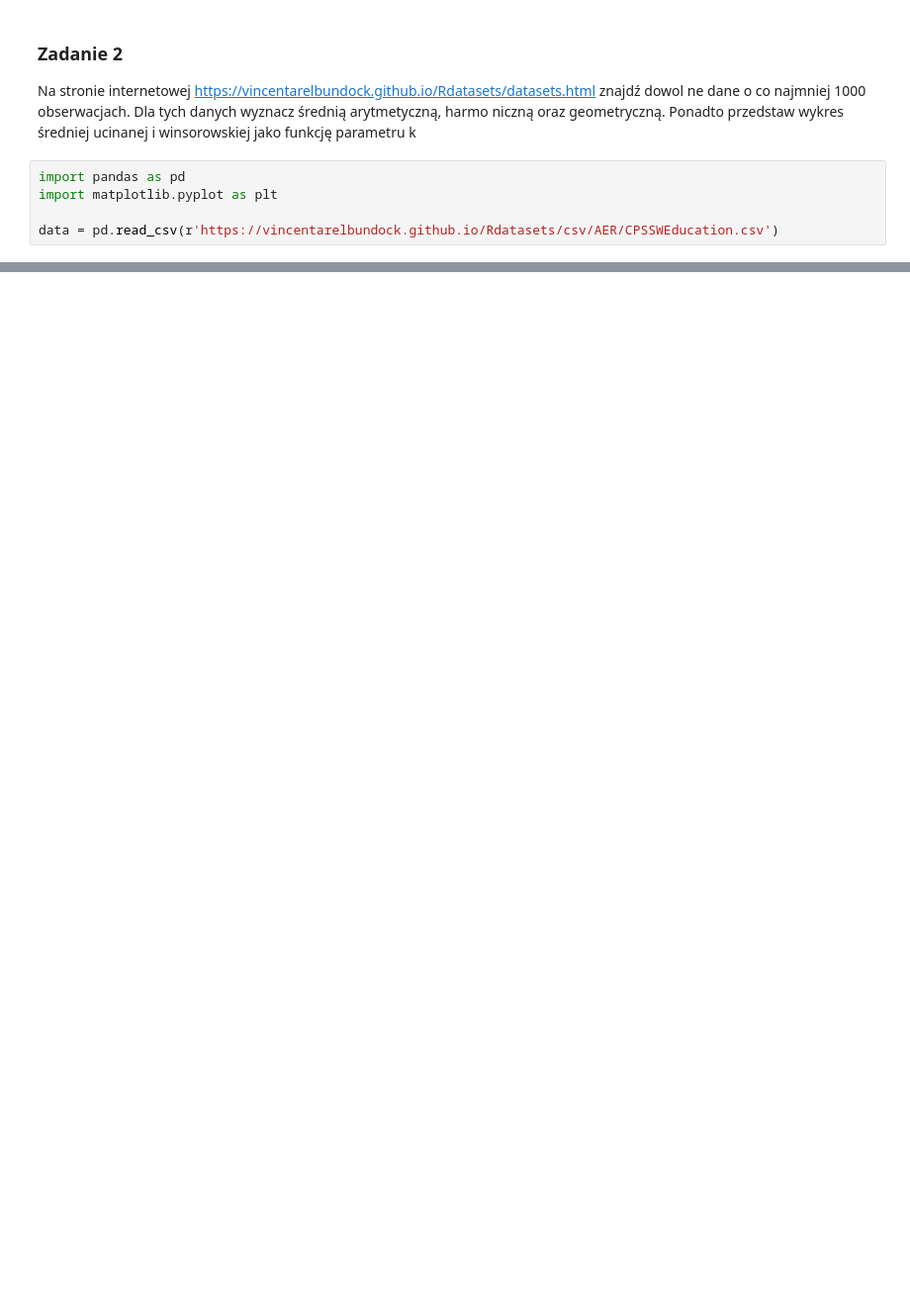
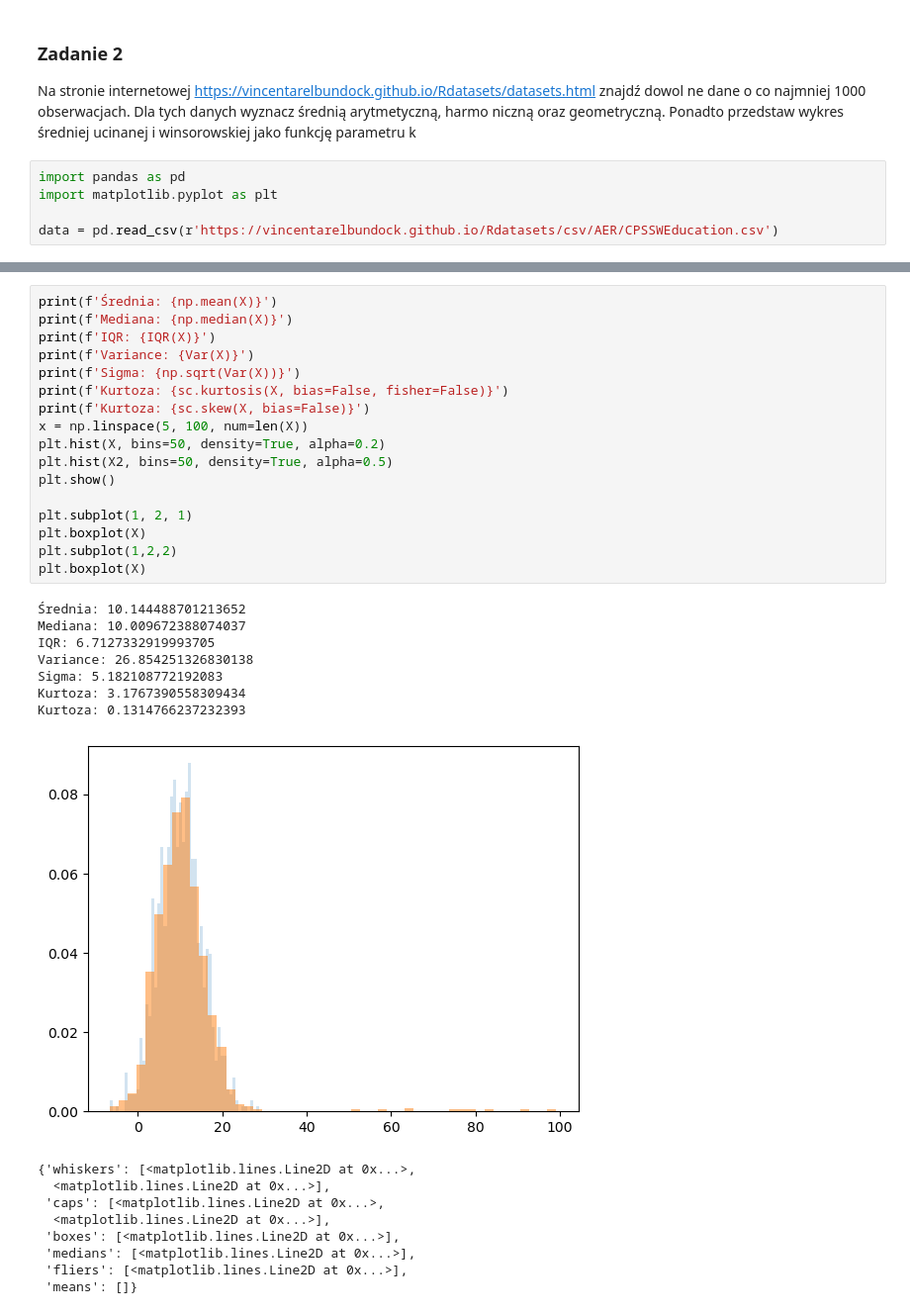
Before and after one commit to KacperPietryka/Statytyka-stosowana, a Jupyter notebook: lista 2.ipynb, the cells around one changed output, grey strips where cells are left out. Shown at 99% size. Saved outputs shown, nothing was run; the diff lists cells and outputs as text; blank space fills up the shorter version.

```diff
--- a/lista 2.ipynb
+++ b/lista 2.ipynb
@@ -159,0 +180,34 @@ AttributeError: 'numpy.ndarray' object has no attribute 'append'
+# %%
+print(f'Średnia: {np.mean(X)}')
+print(f'Mediana: {np.median(X)}')
+print(f'IQR: {IQR(X)}')
+print(f'Variance: {Var(X)}')
+print(f'Sigma: {np.sqrt(Var(X))}')
+print(f'Kurtoza: {sc.kurtosis(X, bias=False, fisher=False)}')
+print(f'Kurtoza: {sc.skew(X, bias=False)}')
+x = np.linspace(5, 100, num=len(X))
+plt.hist(X, bins=50, density=True, alpha=0.2)
+plt.hist(X2, bins=50, density=True, alpha=0.5)
+plt.show()
+
+plt.subplot(1, 2, 1)
+plt.boxplot(X)
+plt.subplot(1,2,2)
+plt.boxplot(X)
+# %% [output]
+Średnia: 10.144488701213652
+Mediana: 10.009672388074037
+IQR: 6.7127332919993705
+Variance: 26.854251326830138
+Sigma: 5.182108772192083
+Kurtoza: 3.1767390558309434
+Kurtoza: 0.1314766237232393
+[figure, added]
+{'whiskers': [<matplotlib.lines.Line2D at 0x...>,
+  <matplotlib.lines.Line2D at 0x...>],
+ 'caps': [<matplotlib.lines.Line2D at 0x...>,
+  <matplotlib.lines.Line2D at 0x...>],
+ 'boxes': [<matplotlib.lines.Line2D at 0x...>],
+ 'medians': [<matplotlib.lines.Line2D at 0x...>],
+ 'fliers': [<matplotlib.lines.Line2D at 0x...>],
+ 'means': []}
```
Also changed, not shown: parts of 8 cells of this notebook.
